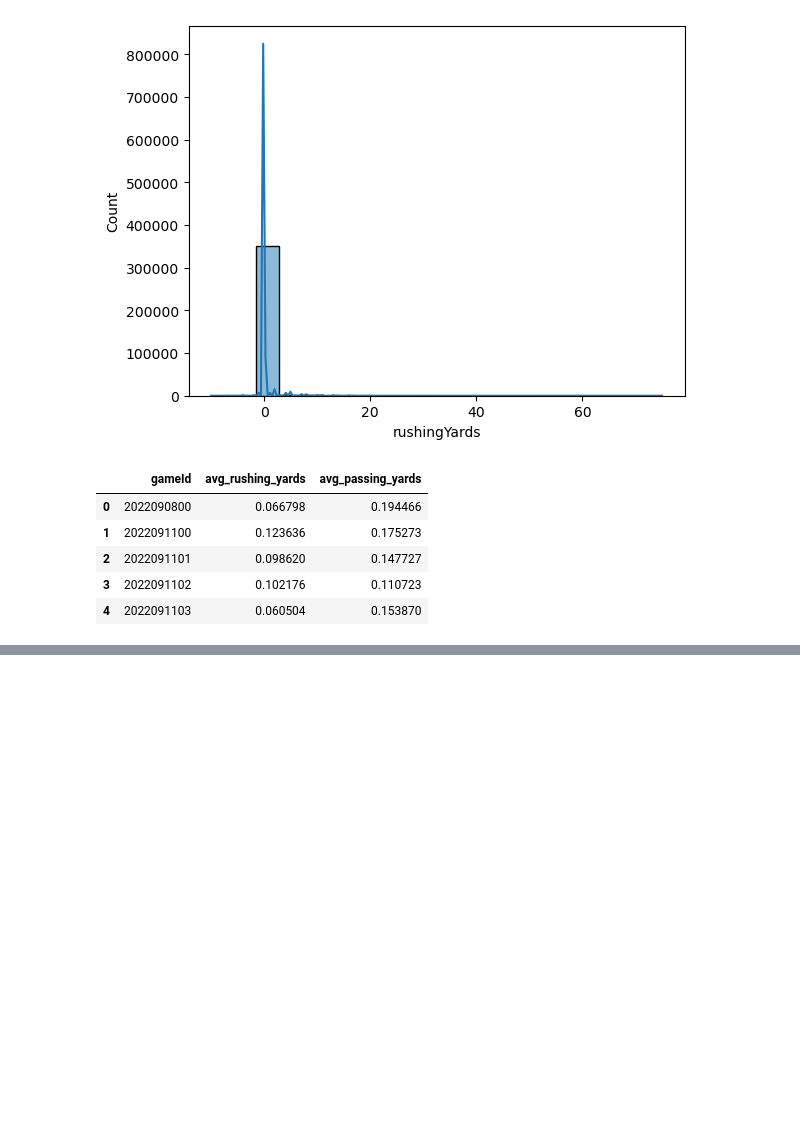
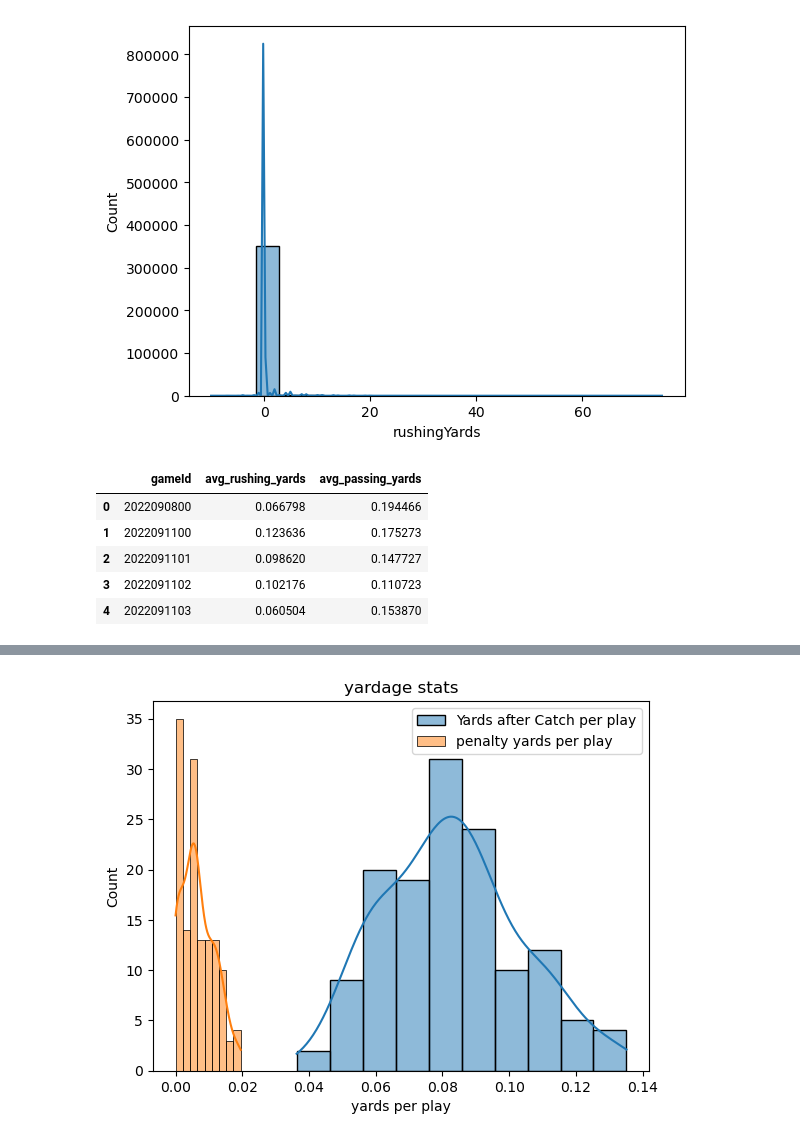
Before and after one commit to Aaryanshah428/NFL-Data-Analysis, a Jupyter notebook: analysis.ipynb, the cells around one changed output, grey strips where cells are left out. Cells and saved outputs as stored; diff of their text form; code cells hidden in the pictures; blank space fills up the shorter version.

```diff
--- a/analysis.ipynb
+++ b/analysis.ipynb
@@ -732,0 +779,10 @@ plt.show()
+# %%
+sns.histplot(yard_stats["YAC"], label = "Yards after Catch per play", kde= True)
+sns.histplot(yard_stats["penalty_yards"], label = "penalty yards per play", kde= True)
+plt.legend()
+
+plt.title("yardage stats")
+plt.xlabel("yards per play")
+plt.show()
+# %% [output]
+[figure, added]
```
Also changed, not shown: parts of 10 cells of this notebook.
